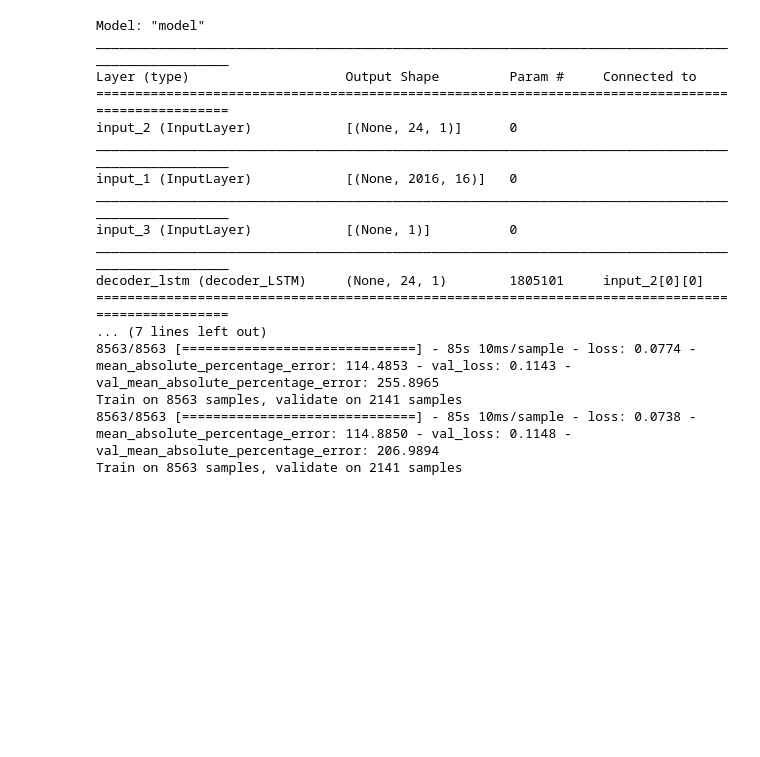
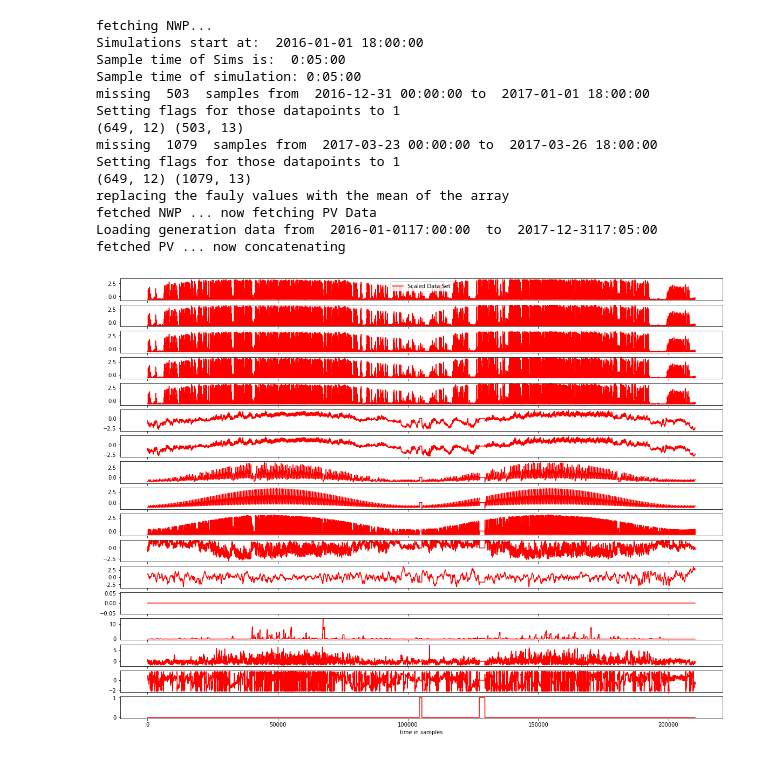
Before and after one commit to ElizavetaKharlova/seq2seq-solar-forecasting, a Jupyter notebook: Build Keras Encoder Decoder.ipynb, the cells around one changed output. Cells and saved outputs as stored; diff of their text form; code cells hidden in the pictures; blank space fills up the shorter version.

```diff
--- a/Build Keras Encoder Decoder.ipynb
+++ b/Build Keras Encoder Decoder.ipynb
@@ -128,15 +98,17 @@ class DropoutWrapper(tf.keras.layers.Layer):
 # it gives the outputs of all RNN layers (or should it be just one?)
 # and the states at the last step
 class MultiLayer_LSTM(tf.keras.layers.Layer):
-    def __init__(self, num_layers, num_units, use_dropout=True, dropout_rate=0.0):
+    def __init__(self, num_layers, num_units, use_dropout=True, dropout_rate=0.0, use_norm=True):
         super(MultiLayer_LSTM, self).__init__()
 
         self.num_layers = num_layers # simple, just save all the things we might need
         self.num_units = num_units
         self.dropout_rate = dropout_rate
         self.use_dropout = use_dropout
+        self.use_norm = use_norm
 
         self.LSTM = [] # Multiple layers work easiest as a list of layers, so here we start
+        self.norm = []
         for layer in range(self.num_layers):
             # get one LSTM layer per layer we speciefied, with the units we need
             one_LSTM_layer = tf.keras.layers.LSTM(self.num_units,
@@ -152,6 +124,10 @@ class MultiLayer_LSTM(tf.keras.layers.Layer):
             else:
                 self.LSTM.append(ZoneoutWrapper(one_LSTM_layer, zoneout_prob=self.dropout_rate))
 
+            if self.use_norm:
+                self.norm.append(tf.keras.layers.LayerNormalization(axis=-1,
+                                                                   center=True,
+                                                                   scale=True))
 
     def call(self, inputs, initial_states):
 
@@ -168,12 +144,12 @@ class MultiLayer_LSTM(tf.keras.layers.Layer):
         out = inputs #just a simple trick to prevent usage of one if_else loop for the first layer
         for layer in range(self.num_layers):
             out, state_h, state_c = self.LSTM[layer](out, initial_state=initial_states[layer])
+            if self.use_norm:
+                out = self.norm[layer](out)
             all_out.append(out)
             states.append([state_h, state_c])
 
         return all_out, states
-
-
 
 # This builds the Encoder_LSTM
 # basically just a simple pseudowrapper for the MultiLayer_LSTM layer
@@ -256,17 +232,17 @@ class decoder_LSTM(tf.keras.layers.Layer):
 # the blend factor between decoder model output and real target out
 # the model will have one output
 # output [timesteps, dimensions]
-def build_model(E_D_layers, E_D_units, in_shape, out_shape):
+def build_model(E_D_layers, E_D_units, in_shape, out_shape, dropout_rate=0.3):
     layers = E_D_layers # remember units and layers
     units = E_D_units
     #   Encoder
     encoder_inputs = tf.keras.layers.Input(shape=(inp_train.shape[1], inp_train.shape[2]))
-    encoder = encoder_LSTM(layers, units, use_dropout=True, dropout_rate=0.2)
+    encoder = encoder_LSTM(layers, units, use_dropout=True, dropout_rate=dropout_rate)
     # ------------------------------------------------------------------------------------------
     #   Decoder
     decoder_inputs = tf.keras.layers.Input(shape=(out_shape[0], out_shape[1]))
     blend_factor_input = tf.keras.layers.Input(shape=(1))
-    decoder = decoder_LSTM(layers, units, use_dropout=True, dropout_rate=0.2, out_shape=out_shape)
+    decoder = decoder_LSTM(layers, units, use_dropout=True, dropout_rate=dropout_rate, out_shape=out_shape)
     # ------------------------------------------------------------------------------------------
     encoder_outputs, encoder_states = encoder(encoder_inputs)
     decoder_output = decoder(decoder_inputs, initial_states=encoder_states, blend_factor_input=blend_factor_input)
@@ -282,7 +258,7 @@ import tensorflow as tf
 from tensorflow import keras
 keras.backend.clear_session() # make sure we are working clean
 
-train_E_D_model()
+inp_train, inp_test, ev_train, ev_test, ev_teacher_train, ev_teacher_test, blend_factor = Daniel_Data_Loader()
 
 E_D_layers = 3
 E_D_units = 300
@@ -295,57 +271,63 @@ loss = tf.keras.losses.MeanSquaredError()
 metrics = [tf.keras.metrics.MeanAbsolutePercentageError()]
 
 model.compile(optimizer=optimizer, loss=loss, metrics=metrics) #compile, print summary
 model.summary()
 
 #ToDo: insert loop that adjusts the blend_factor from 1 to 0 depending on how the validation loss develops
 hist_loss = []
 hist_val_loss = []
 hist_metric = []
 hist_val_metric = []
-no_increase = 0
+decrease = 0
 epoch  = 0
-while no_increase < 6:
+best_val_loss = 1e6
+prev_val_loss = 1e6
+
+while decrease < 6:
     history = model.fit(x=[inp_train, ev_teacher_train, blend_factor], #train for a given set of epochs, look at history
               y=ev_train,
               batch_size=32,
               epochs=1,
               validation_split=0.2)
+
     val_metric = history.history['val_mean_absolute_percentage_error']
-    val_loss = history.history['val_loss']
-    if epoch == 0:
+    val_loss = history.history['val_loss'][0]
+
+    if best_val_loss > val_loss: #if we see no increase in absolute performance, increase the death counter
+        decrease = 0 # reset the death counter
         best_val_loss = val_loss
         best_wts = model.get_weights()
+        print('saving a new model')
+    else:
+        decrease += 1
 
-    if best_val_loss > val_loss: #if we see no increase in performance, we adjust the blend factor and we increase the death counter
+
+    if prev_val_loss < val_loss: # if we have no relative increase in quality towards the previous iteration
+        # then decrease the blend factor
         blend_factor = 0.85*blend_factor
-        no_increase += 1
-    else:
-        no_increase = 0 # reset the death counter
-        best_val_loss = val_loss
-        best_wts = model.get_weights()
+        print('lowering blend factor')
 
     epoch += 1
+    prev_val_loss = val_loss
 
     hist_loss.append(history.history['loss'])
     hist_val_loss.append(history.history['val_loss'])
     hist_metric.append(history.history['mean_absolute_percentage_error'])
     hist_val_metric.append(history.history['val_mean_absolute_percentage_error'])
 model.set_weights(best_wts)
 # %% [output]
-Model: "model"
-__________________________________________________________________________________________________
-Layer (type)                    Output Shape         Param #     Connected to
-==================================================================================================
-input_2 (InputLayer)            [(None, 24, 1)]      0
-__________________________________________________________________________________________________
-input_1 (InputLayer)            [(None, 2016, 16)]   0
-__________________________________________________________________________________________________
-input_3 (InputLayer)            [(None, 1)]          0
-__________________________________________________________________________________________________
-decoder_lstm (decoder_LSTM)     (None, 24, 1)        1805101     input_2[0][0]
-==================================================================================================
-... (7 lines left out)
-8563/8563 [==============================] - 85s 10ms/sample - loss: 0.0774 - mean_absolute_percentage_error: 114.4853 - val_loss: 0.1143 - val_mean_absolute_percentage_error: 255.8965
-Train on 8563 samples, validate on 2141 samples
-8563/8563 [==============================] - 85s 10ms/sample - loss: 0.0738 - mean_absolute_percentage_error: 114.8850 - val_loss: 0.1148 - val_mean_absolute_percentage_error: 206.9894
-Train on 8563 samples, validate on 2141 samples
+fetching NWP...
+Simulations start at:  2016-01-01 18:00:00
+Sample time of Sims is:  0:05:00
+Sample time of simulation: 0:05:00
+missing  503  samples from  2016-12-31 00:00:00 to  2017-01-01 18:00:00
+Setting flags for those datapoints to 1
+(649, 12) (503, 13)
+missing  1079  samples from  2017-03-23 00:00:00 to  2017-03-26 18:00:00
+Setting flags for those datapoints to 1
+(649, 12) (1079, 13)
+replacing the fauly values with the mean of the array
+fetched NWP ... now fetching PV Data
+Loading generation data from  2016-01-0117:00:00  to  2017-12-3117:05:00
+fetched PV ... now concatenating
+[figure, added]
```
Also changed, not shown: parts of 5 cells of this notebook.
